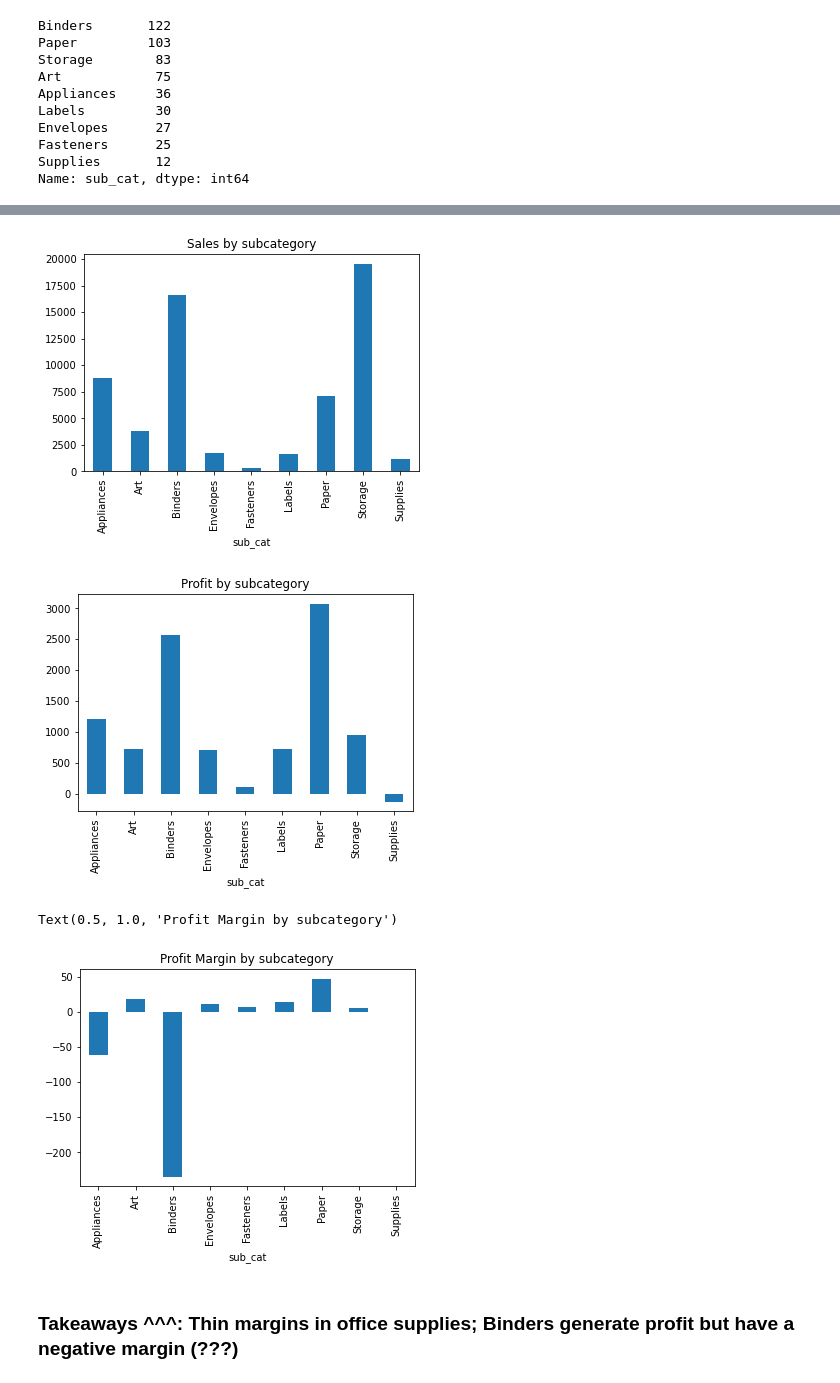
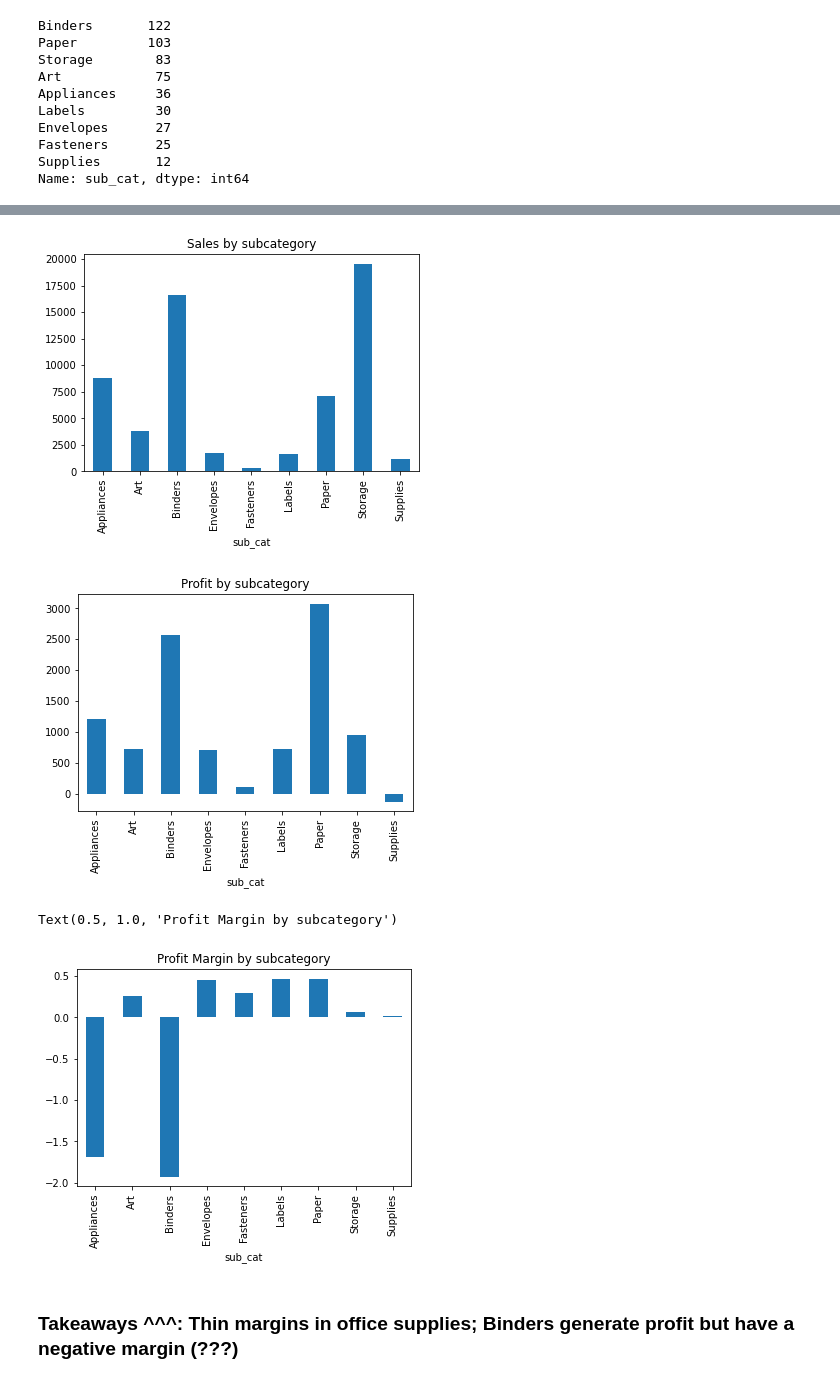
Before and after one commit to ns-tn-time-series-project/time-series-project, a Jupyter notebook: tn_explore.ipynb, the cells around one changed output, grey strips where cells are left out. Drawn from its saved outputs; the diff is of its cells as text; code cells hidden in the pictures.

```diff
--- a/tn_explore.ipynb
+++ b/tn_explore.ipynb
@@ -472,24 +472,24 @@ Name: sub_cat, dtype: int64
 # %%
 ofc_supplies.groupby(ofc_supplies.sub_cat).quantity.sum().plot.bar()
 plt.title('Quantity by subcategory')
 plt.show()
 
 ofc_supplies.groupby(ofc_supplies.sub_cat).sales.sum().plot.bar()
 plt.title('Sales by subcategory')
 plt.show()
 
 ofc_supplies.groupby(ofc_supplies.sub_cat).profit.sum().plot.bar()
 plt.title('Profit by subcategory')
 plt.show()
 
-ofc_supplies.groupby(ofc_supplies.sub_cat).profit_margin.sum().plot.bar()
+ofc_supplies.groupby(ofc_supplies.sub_cat).profit_margin.mean().plot.bar()
 plt.title('Profit Margin by subcategory')
 # %% [output]
 [figure]
 [figure]
 [figure]
 Text(0.5, 1.0, 'Profit Margin by subcategory')
-[figure, old version]
+[figure, new version]
 # %% [markdown]
 ### Takeaways ^^^: Thin margins in office supplies; Binders generate profit but have a negative margin (???)
 # %%
```
Also changed, not shown: parts of 18 cells of this notebook.
